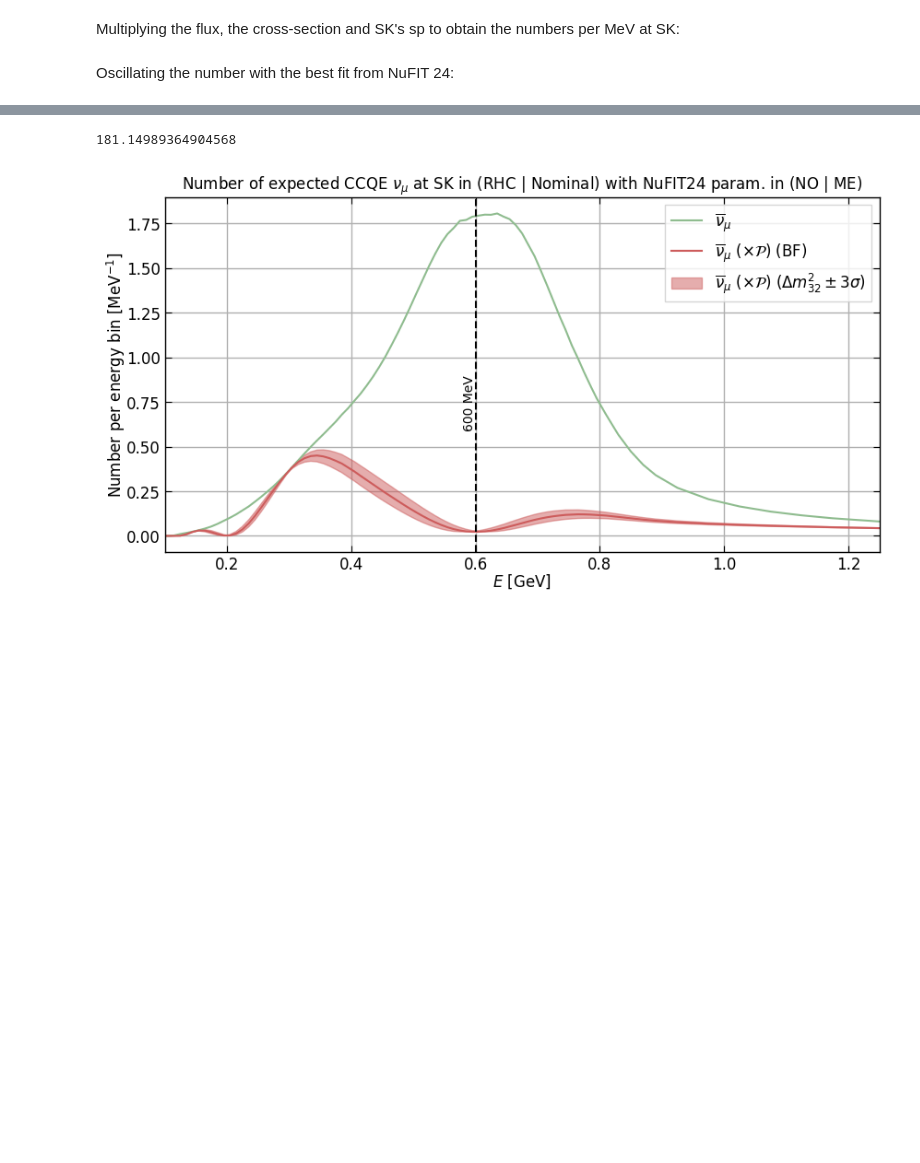
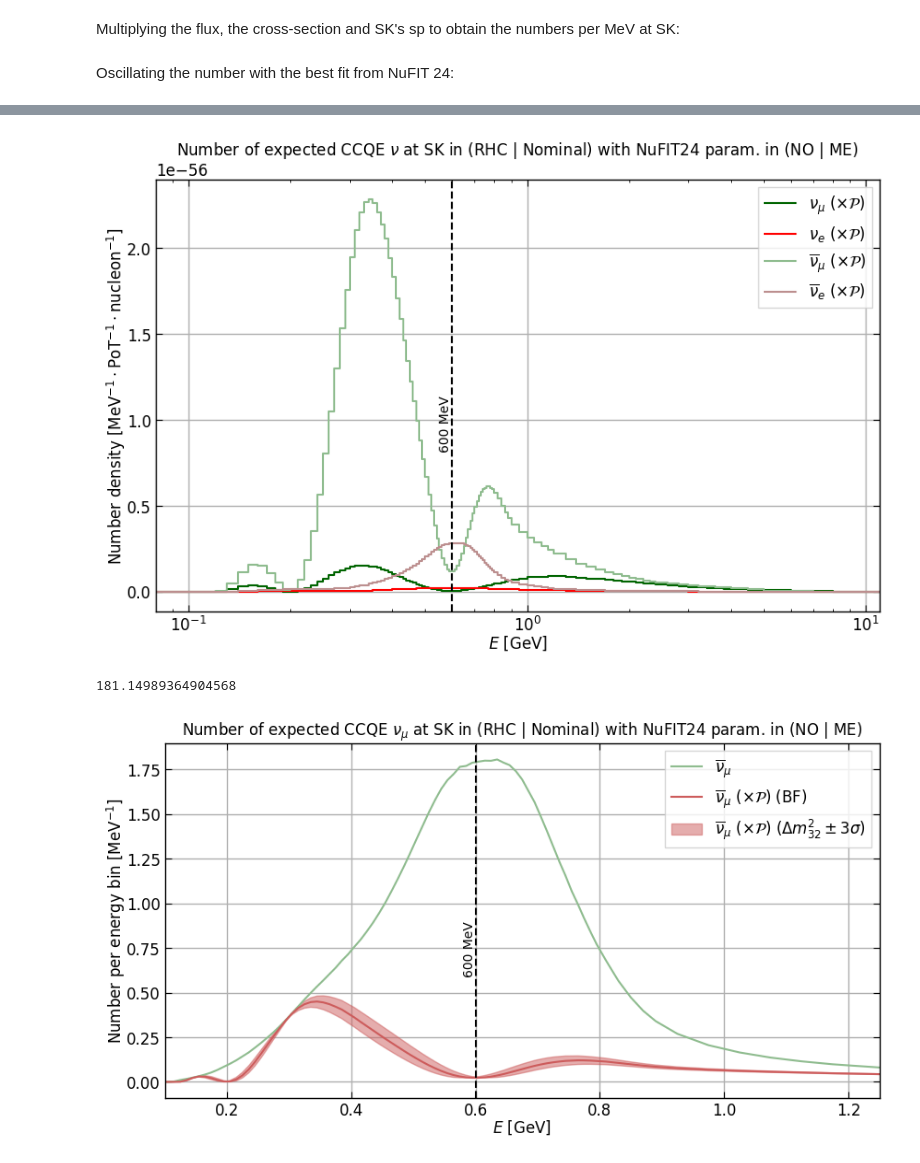
Before and after one commit to pboistier/energy-effects-T2K, a Jupyter notebook: docs/source/notebooks/rhc_tot.ipynb, the cells around one changed output, grey strips where cells are left out. Cells and saved outputs as stored; diff of their text form; code cells hidden in the pictures; blank space fills up the shorter version.

```diff
--- a/docs/source/notebooks/rhc_tot.ipynb
+++ b/docs/source/notebooks/rhc_tot.ipynb
@@ -162,3 +164,49 @@ plt.show()
+# %%
+rc("figure", figsize=(10, 6))
+for key in [
+    "numu",
+    "nue",
+    "antinumu",
+    "antinue",
+]:  # "nutau", "antinutau"]:
+
+    plt.step(
+        number_oscillated["bf"].minE,
+        number_oscillated["bf"][key],
+        label=conv.print_dict[key] + r" ($\times \mathcal{P}$)",
+        color=colors[key],
+        where="post",
+    )
+
+
+plt.axvline(x=0.6, linestyle="--", color="black")
+ax = plt.gca()
+plt.text(
+    x=0.6,
+    y=0.5,
+    s=r"600 MeV",
+    ha="right",
+    va="top",
+    rotation=90,
+    transform=ax.get_xaxis_transform(),
+)
+
+plt.xlim(0.08, 11)
+plt.xscale("log")
+# plt.yscale("log")
+plt.xlabel(r"$E$ [GeV]")
+plt.ylabel(
+    r"Number density [$\text{MeV}^{-1} \cdot \text{PoT}^{-1} \cdot \text{nucleon}^{-1}$]"
+)
+# plt.ylim(bottom=1e-1)
+plt.title(
+    r"Number of expected CCQE $\nu$ at SK in (RHC | Nominal) with NuFIT24 param. in (NO | ME)"
+)
+plt.legend()
+
+plt.show()
+# %% [output]
+[figure, added]
 # %%
 (number_oscillated["bf"].antinumu * (number.maxE - number.minE) * 1e3).sum()
 # %% [output]
```
Also changed, not shown: parts of 2 cells of this notebook, 3 other files.
